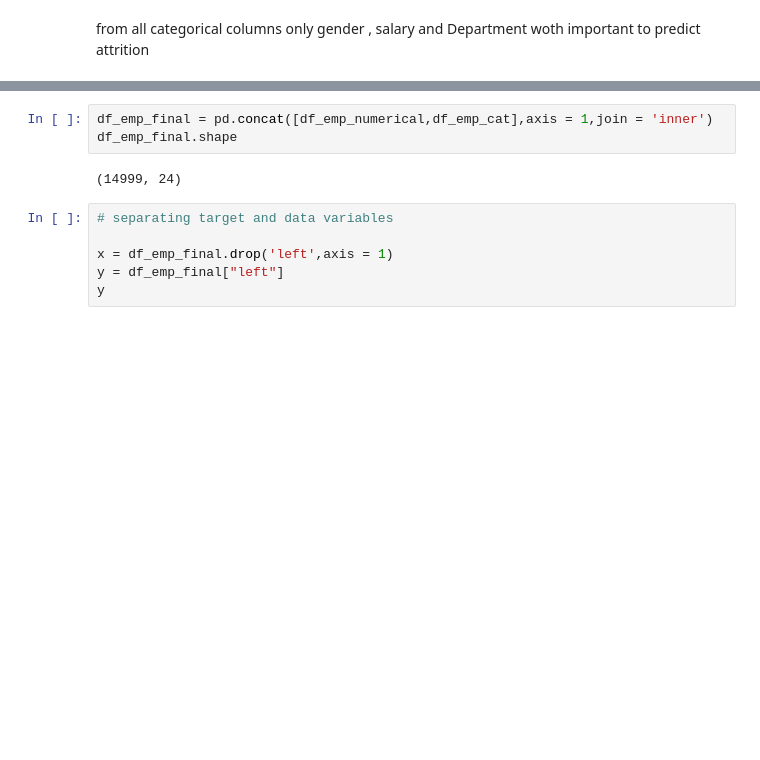
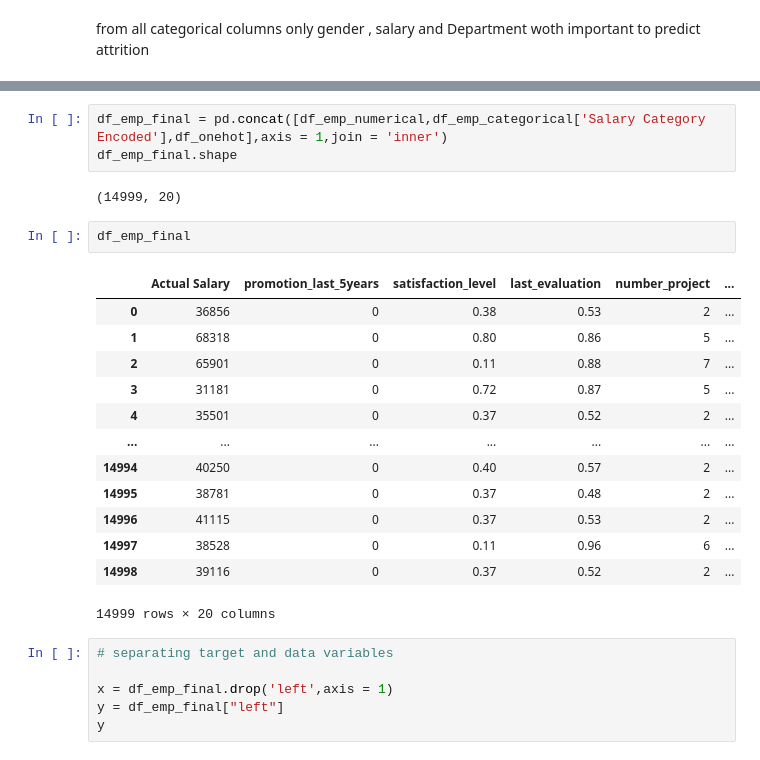
Before and after one commit to ABHISHEK-ALGO/H-R-ANALYTICS, a Jupyter notebook: HR Analytics Project.ipynb, the cells around one changed output, grey strips where cells are left out. Drawn from its saved outputs; the diff is of its cells as text; blank space fills up the shorter version.

Commit message:
updated project

```diff
--- a/HR Analytics Project.ipynb
+++ b/HR Analytics Project.ipynb
@@ -660,8 +636,24 @@ df_emp_cat
 # %%
-df_emp_final = pd.concat([df_emp_numerical,df_emp_cat],axis = 1,join = 'inner')
+df_emp_final = pd.concat([df_emp_numerical,df_emp_categorical['Salary Category Encoded'],df_onehot],axis = 1,join = 'inner')
 df_emp_final.shape
 # %% [output]
-(14999, 24)
+(14999, 20)
+# %%
+df_emp_final
+# %% [output]
+|  | Actual Salary | promotion_last_5years | satisfaction_level | last_evaluation | number_project | ... |
+| 0 | 36856 | 0 | 0.38 | 0.53 | 2 | ... |
+| 1 | 68318 | 0 | 0.80 | 0.86 | 5 | ... |
+| 2 | 65901 | 0 | 0.11 | 0.88 | 7 | ... |
+| 3 | 31181 | 0 | 0.72 | 0.87 | 5 | ... |
+| 4 | 35501 | 0 | 0.37 | 0.52 | 2 | ... |
+| ... | ... | ... | ... | ... | ... | ... |
+| 14994 | 40250 | 0 | 0.40 | 0.57 | 2 | ... |
+| 14995 | 38781 | 0 | 0.37 | 0.48 | 2 | ... |
+| 14996 | 41115 | 0 | 0.37 | 0.53 | 2 | ... |
+| 14997 | 38528 | 0 | 0.11 | 0.96 | 6 | ... |
+| 14998 | 39116 | 0 | 0.37 | 0.52 | 2 | ... |
+14999 rows × 20 columns
 # %%
 # separating target and data variables
 
```
Also changed, not shown: parts of 47 cells of this notebook, 2 other files.
